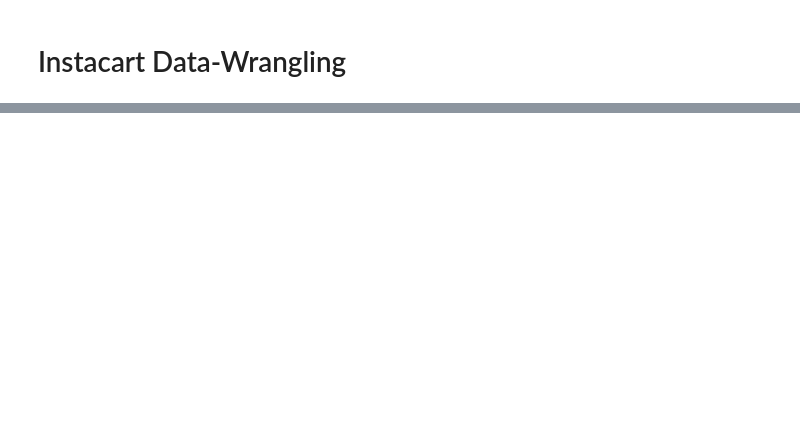
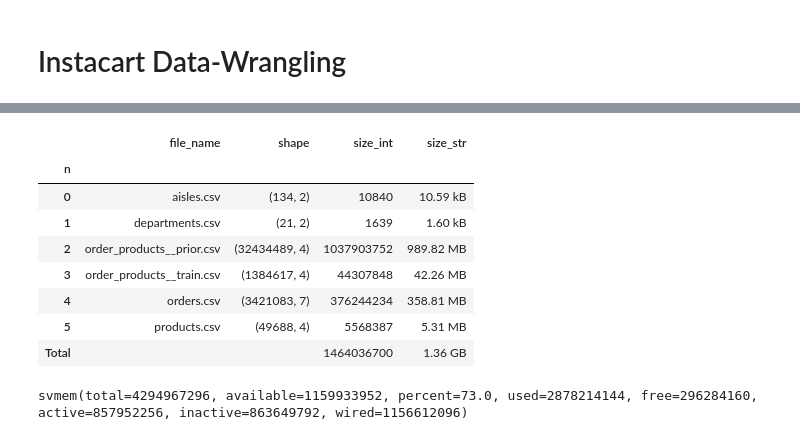
Before and after one commit to zkneupper/Instacart-Prediction-Capstone, a Jupyter notebook: notebooks/Data-Wrangling.ipynb, the cells around one changed output, grey strips where cells are left out. Drawn from its saved outputs; the diff is of its cells as text; code cells hidden in the pictures; blank space fills up the shorter version.

```diff
--- a/notebooks/Data-Wrangling.ipynb
+++ b/notebooks/Data-Wrangling.ipynb
@@ -242,0 +11,16 @@ df.head(1)
+# %%
+# Import libraries
+import os
+import sys
+from psutil import virtual_memory
+
+import numpy as np
+import pandas as pd
+import matplotlib.pyplot as plt
+import seaborn as sns
+
+from IPython.display import display, HTML, Markdown
+
+# Modify notebook settings
+%matplotlib inline
+pd.options.display.max_columns = 100
@@ -242,0 +209,24 @@ df.head(1)
+# %%
+size_df = pd.DataFrame(files_dict)
+size_df.set_index('n', inplace=True)
+
+total_size = size_df.size_int.sum()
+
+size_df.loc['Total']= ['', '', total_size, format_bytes_size(total_size)]
+
+size_df
+# %% [output]
+|  | file_name | shape | size_int | size_str |
+| n |  |  |  |  |
+| 0 | aisles.csv | (134, 2) | 10840 | 10.59 kB |
+| 1 | departments.csv | (21, 2) | 1639 | 1.60 kB |
+| 2 | order_products__prior.csv | (32434489, 4) | 1037903752 | 989.82 MB |
+| 3 | order_products__train.csv | (1384617, 4) | 44307848 | 42.26 MB |
+| 4 | orders.csv | (3421083, 7) | 376244234 | 358.81 MB |
+| 5 | products.csv | (49688, 4) | 5568387 | 5.31 MB |
+| Total |  |  | 1464036700 | 1.36 GB |
+# %%
+mem = virtual_memory()
+mem
+# %% [output]
+svmem(total=4294967296, available=1159933952, percent=73.0, used=2878214144, free=296284160, active=857952256, inactive=863649792, wired=1156612096)
```
Also changed, not shown: parts of 76 cells of this notebook, 7 other files.
